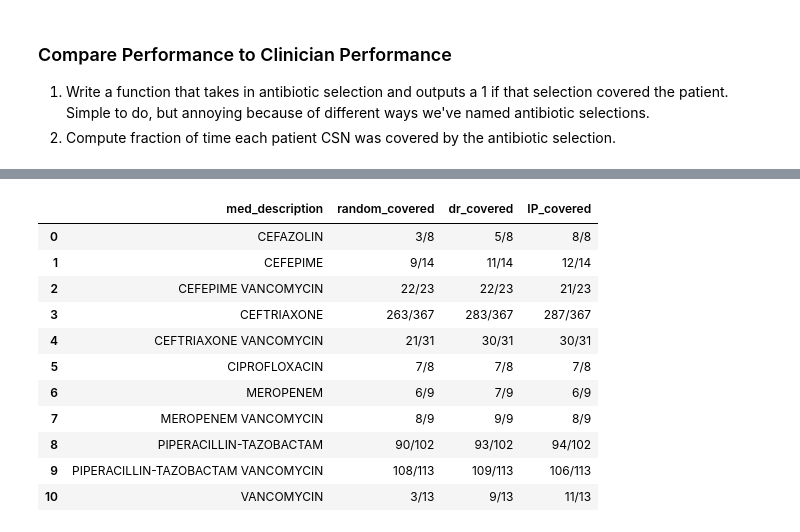
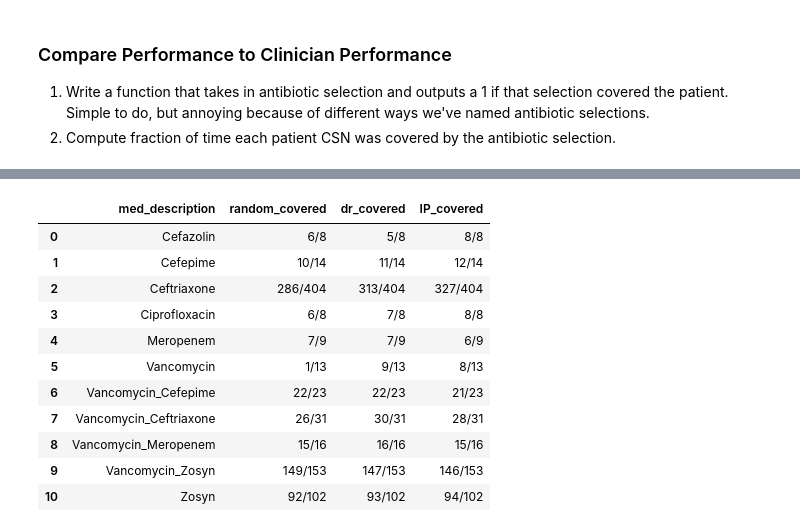
Before and after one commit to conorkcorbin/er_infection, a Jupyter notebook: notebooks/decision_alg/Integer Programming.ipynb, the cells around one changed output, grey strips where cells are left out. Saved outputs shown, nothing was run; the diff lists cells and outputs as text; code cells hidden in the pictures.

```diff
--- a/notebooks/decision_alg/Integer Programming.ipynb
+++ b/notebooks/decision_alg/Integer Programming.ipynb
@@ -29,7 +29,7 @@ def test_load_predictions(df):
     Reads in output of df, computes AUROC for each classifier and asserts that it equals the AUROC
     listed in the auroc.txt file associate with the classfier's directory
     """
-    base_path="/Users/conorcorbin/repos/er_infection/results/ast_models/testing/{abx}"
+    base_path="/Users/conorcorbin/repos/er_infection/results/ast_models_bucket1/testing/{abx}"
     abx_options = ["Vancomycin",
                "Ampicillin",
                "Cefazolin",
@@ -57,7 +57,7 @@ def test_load_predictions(df):
 def load_predictions():
     """Helper function that loads predictions from AST classifiers for test set data"""
 
-    base_path="/Users/conorcorbin/repos/er_infection/results/ast_models/testing/{abx}"
+    base_path="/Users/conorcorbin/repos/er_infection/results/ast_models_bucket1/testing/{abx}"
     abx_options = ["Vancomycin",
                    "Ampicillin",
                    "Cefazolin",
@@ -169,7 +205,12 @@ abx_map = {'Ceftriaxone' : "CEFTRIAXONE",
            'Ampicillin' : 'AMPICILLIN'
           }
 abx_map_inverse = {abx_map[key] : key for key in abx_map}
-
+abx_map_inverse['CEFTRIAXONE PIPERACILLIN-TAZOBACTAM VANCOMYCIN'] = 'Vancomycin_Zosyn'
+abx_map_inverse['LEVOFLOXACIN PIPERACILLIN-TAZOBACTAM VANCOMYCIN'] = 'Vancomycin_Zosyn'
+abx_map_inverse['AZITHROMYCIN PIPERACILLIN-TAZOBACTAM VANCOMYCIN'] = 'Vancomycin_Zosyn'
+abx_map_inverse['MEROPENEM PIPERACILLIN-TAZOBACTAM VANCOMYCIN'] = 'Vancomycin_Meropenem'
+abx_map_inverse['AZITHROMYCIN CEFTRIAXONE'] = 'Ceftriaxone'
+years = [2019]
 # Lambda that aggregate Antibiotic orders after we've grouped by CSN
 concat_abx = lambda x : ' '.join(np.unique(sorted([a for a in x])))
 
@@ -197,7 +238,8 @@ df_drugs = (df_abx
           'Vancomycin_Meropenem' : 'first'})
     .reset_index()
     # Only look at test set data and CSNs where allowed antibiotic selection was administered
-    .query("year == 2019 and med_description in @abx_map_inverse", engine='python')
+    .query("year == @years and med_description in @abx_map_inverse", engine='python')
+    .assign(med_description=lambda x: [abx_map_inverse[a] for a in x.med_description])
 )
 
 # Roughly 700 of the 1300 original CSNs in the test set
@@ -221,12 +263,13 @@ df_new = (df
 )
 
 # Sanity check - make sure %abx_label columns are equal to %abx columns
-for abx in abx_options:
+for abx in abx_map:
     for i in range(len(df_new)):
         assert df_new[abx].values[i] == df_new['%s_label' % abx].values[i]
 
 # Sanity check 2: compute AUROC of this subset of patients and compare to AUROC on full test set
-for abx in abx_options:
+base_path = "/Users/conorcorbin/repos/er_infection/results/ast_models_bucket1/testing/{abx}"
+for abx in abx_map:
     computed_auroc = roc_auc_score(df_new['%s_label' % abx], df_new['%s_predictions' % abx])
     f_auroc = os.path.join(base_path.format(abx=abx), 'auroc.txt')
     with open(f_auroc, 'r') as f:
@@ -338,32 +430,33 @@ def compute_was_covered(x, decision_column='med_description'):
     elif decision_column == 'IP_med_description':
         med_description = x.IP_med_description
 
-    if med_description == "CEFTRIAXONE":
-        return x.Ceftriaxone
-    elif med_description == "PIPERACILLIN-TAZOBACTAM VANCOMYCIN":
-        return x.Vancomycin_Zosyn
-    elif med_description == "PIPERACILLIN-TAZOBACTAM":
-        return x.Zosyn
-    elif med_description == "CEFTRIAXONE VANCOMYCIN":
-        return x.Vancomycin_Ceftriaxone
-    elif med_description == "CEFEPIME VANCOMYCIN":
-        return x.Vancomycin_Cefepime
-    elif med_description == "CEFEPIME":
-        return x.Cefepime
-    elif med_description == "VANCOMYCIN":
-        return x.Vancomycin
-    elif med_description == "MEROPENEM":
-        return x.Meropenem
-    elif med_description == "MEROPENEM VANCOMYCIN":
-        return x.Vancomycin_Meropenem
-    elif med_description == "CEFAZOLIN":
-        return x.Cefazolin
-    elif med_description == "CIPROFLOXACIN":
-        return x.Ciprofloxacin
-    elif med_description == "AMPICILLIN":
-        return x.Ampicillin
-    else:
-        return "Not in abx options"
+    return x[med_description]
+#     if med_description == "CEFTRIAXONE":
+#         return x.Ceftriaxone
+#     elif med_description == "PIPERACILLIN-TAZOBACTAM VANCOMYCIN":
+#         return x.Vancomycin_Zosyn
+#     elif med_description == "PIPERACILLIN-TAZOBACTAM":
+#         return x.Zosyn
+#     elif med_description == "CEFTRIAXONE VANCOMYCIN":
+#         return x.Vancomycin_Ceftriaxone
+#     elif med_description == "CEFEPIME VANCOMYCIN":
+#         return x.Vancomycin_Cefepime
+#     elif med_description == "CEFEPIME":
+#         return x.Cefepime
+#     elif med_description == "VANCOMYCIN":
+#         return x.Vancomycin
+#     elif med_description == "MEROPENEM":
+#         return x.Meropenem
+#     elif med_description == "MEROPENEM VANCOMYCIN":
+#         return x.Vancomycin_Meropenem
+#     elif med_description == "CEFAZOLIN":
+#         return x.Cefazolin
+#     elif med_description == "CIPROFLOXACIN":
+#         return x.Ciprofloxacin
+#     elif med_description == "AMPICILLIN":
+#         return x.Ampicillin
+#     else:
+#         return "Not in abx options"
 
 
 # Create flag for whether clinicians covered the patient during the csn, whether a random assignemnt covered patient
@@ -433,12 +526,12 @@ df_new_agg
 |  | med_description | random_covered | dr_covered | IP_covered |
-| 0 | CEFAZOLIN | 3/8 | 5/8 | 8/8 |
-| 1 | CEFEPIME | 9/14 | 11/14 | 12/14 |
-| 2 | CEFEPIME VANCOMYCIN | 22/23 | 22/23 | 21/23 |
-| 3 | CEFTRIAXONE | 263/367 | 283/367 | 287/367 |
-| 4 | CEFTRIAXONE VANCOMYCIN | 21/31 | 30/31 | 30/31 |
-| 5 | CIPROFLOXACIN | 7/8 | 7/8 | 7/8 |
-| 6 | MEROPENEM | 6/9 | 7/9 | 6/9 |
-| 7 | MEROPENEM VANCOMYCIN | 8/9 | 9/9 | 8/9 |
-| 8 | PIPERACILLIN-TAZOBACTAM | 90/102 | 93/102 | 94/102 |
-| 9 | PIPERACILLIN-TAZOBACTAM VANCOMYCIN | 108/113 | 109/113 | 106/113 |
-| 10 | VANCOMYCIN | 3/13 | 9/13 | 11/13 |
+| 0 | Cefazolin | 6/8 | 5/8 | 8/8 |
+| 1 | Cefepime | 10/14 | 11/14 | 12/14 |
+| 2 | Ceftriaxone | 286/404 | 313/404 | 327/404 |
+| 3 | Ciprofloxacin | 6/8 | 7/8 | 8/8 |
+| 4 | Meropenem | 7/9 | 7/9 | 6/9 |
+| 5 | Vancomycin | 1/13 | 9/13 | 8/13 |
+| 6 | Vancomycin_Cefepime | 22/23 | 22/23 | 21/23 |
+| 7 | Vancomycin_Ceftriaxone | 26/31 | 30/31 | 28/31 |
+| 8 | Vancomycin_Meropenem | 15/16 | 16/16 | 15/16 |
+| 9 | Vancomycin_Zosyn | 149/153 | 147/153 | 146/153 |
+| 10 | Zosyn | 92/102 | 93/102 | 94/102 |
```
Also changed, not shown: parts of 12 cells of this notebook, 4 other files.
